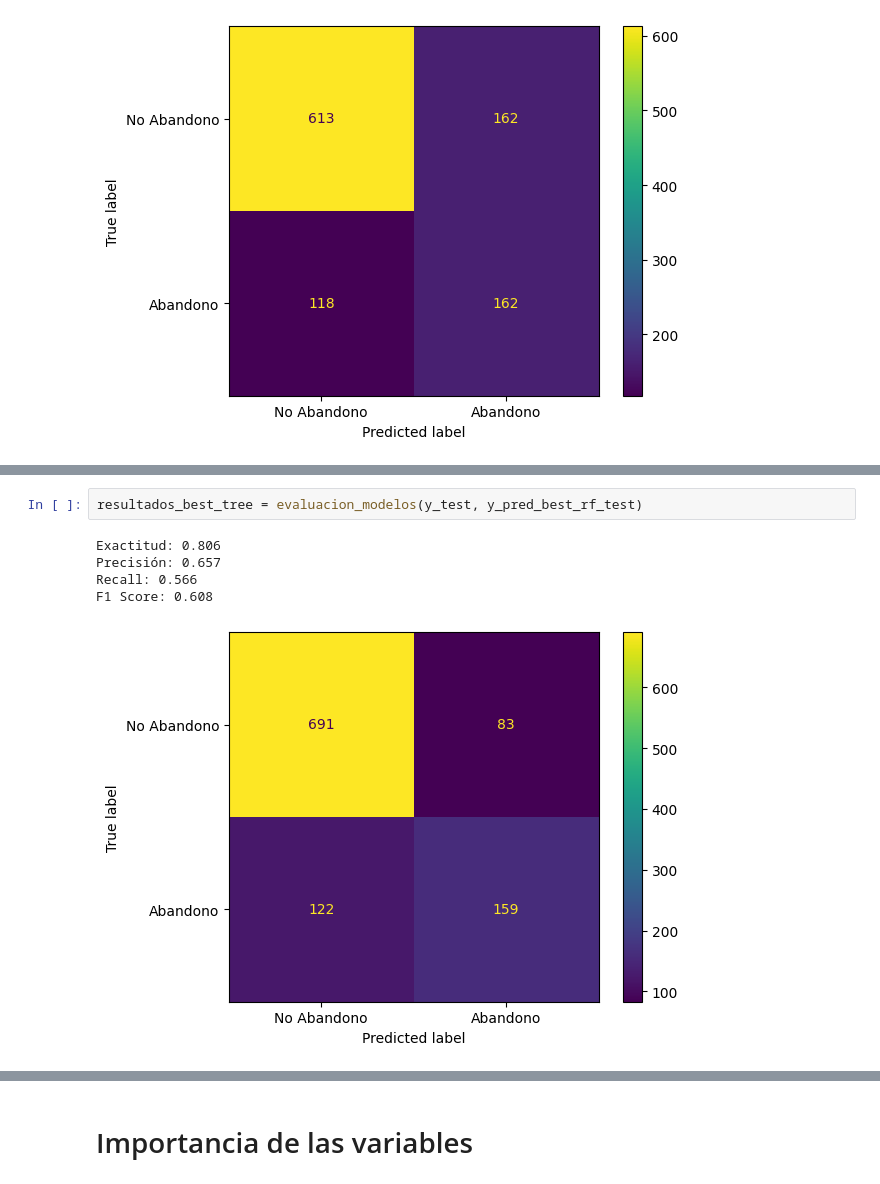
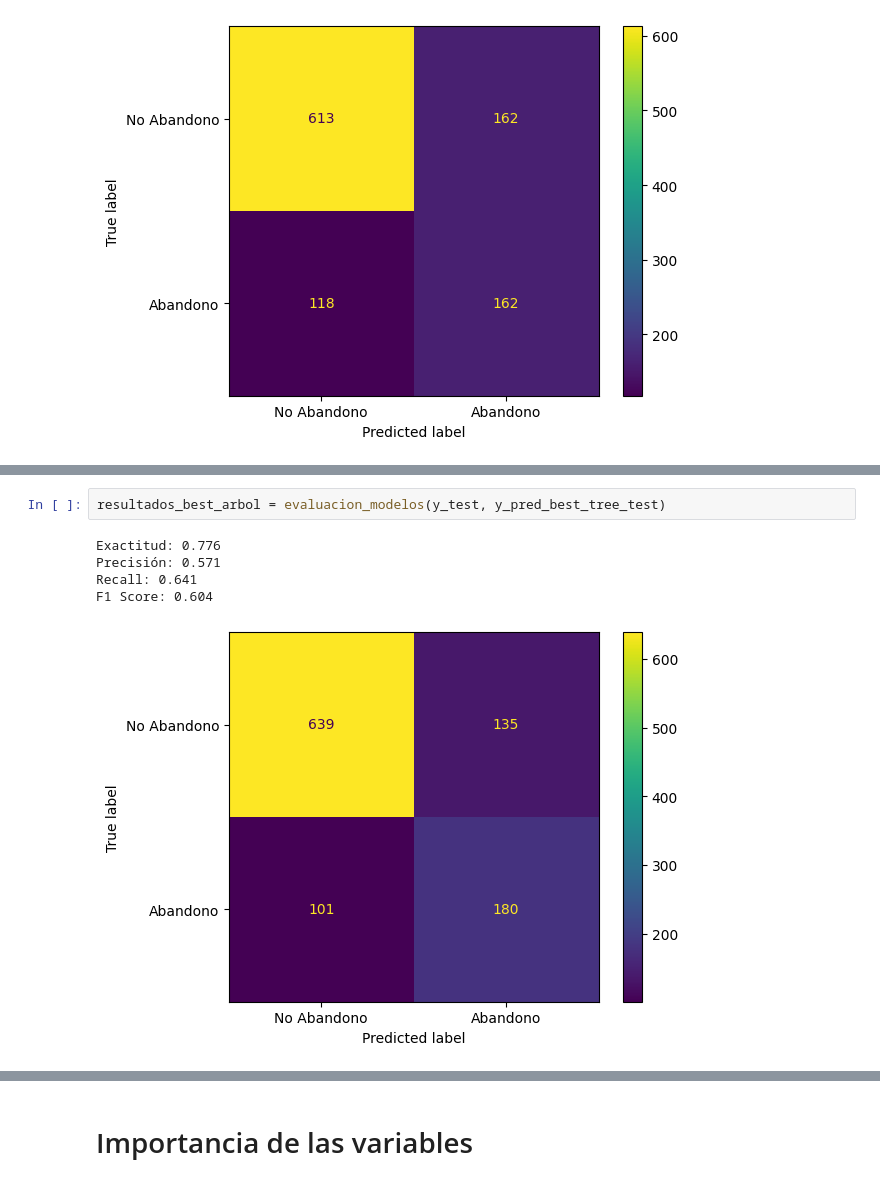
Before and after one commit to ErikGzz03TEC/Challenge_Telecom_X_parte_2, a Jupyter notebook: Challenge_TelecomX_2.ipynb, the cells around one changed output, grey strips where cells are left out. Cells and saved outputs as stored; diff of their text form.

Commit message:
Cambio de modelo champion a decision tree por mejor recall

```diff
--- a/Challenge_TelecomX_2.ipynb
+++ b/Challenge_TelecomX_2.ipynb
@@ -672,8 +692,8 @@ weighted avg       0.80      0.81      0.80      1055
 # %%
-resultados_best_tree = evaluacion_modelos(y_test, y_pred_best_rf_test)
+resultados_best_arbol = evaluacion_modelos(y_test, y_pred_best_tree_test)
 # %% [output]
-Exactitud: 0.806
-Precisión: 0.657
-Recall: 0.566
-F1 Score: 0.608
+Exactitud: 0.776
+Precisión: 0.571
+Recall: 0.641
+F1 Score: 0.604
-[figure, old version]
+[figure, new version]
```
Also changed, not shown: parts of 13 cells of this notebook.
